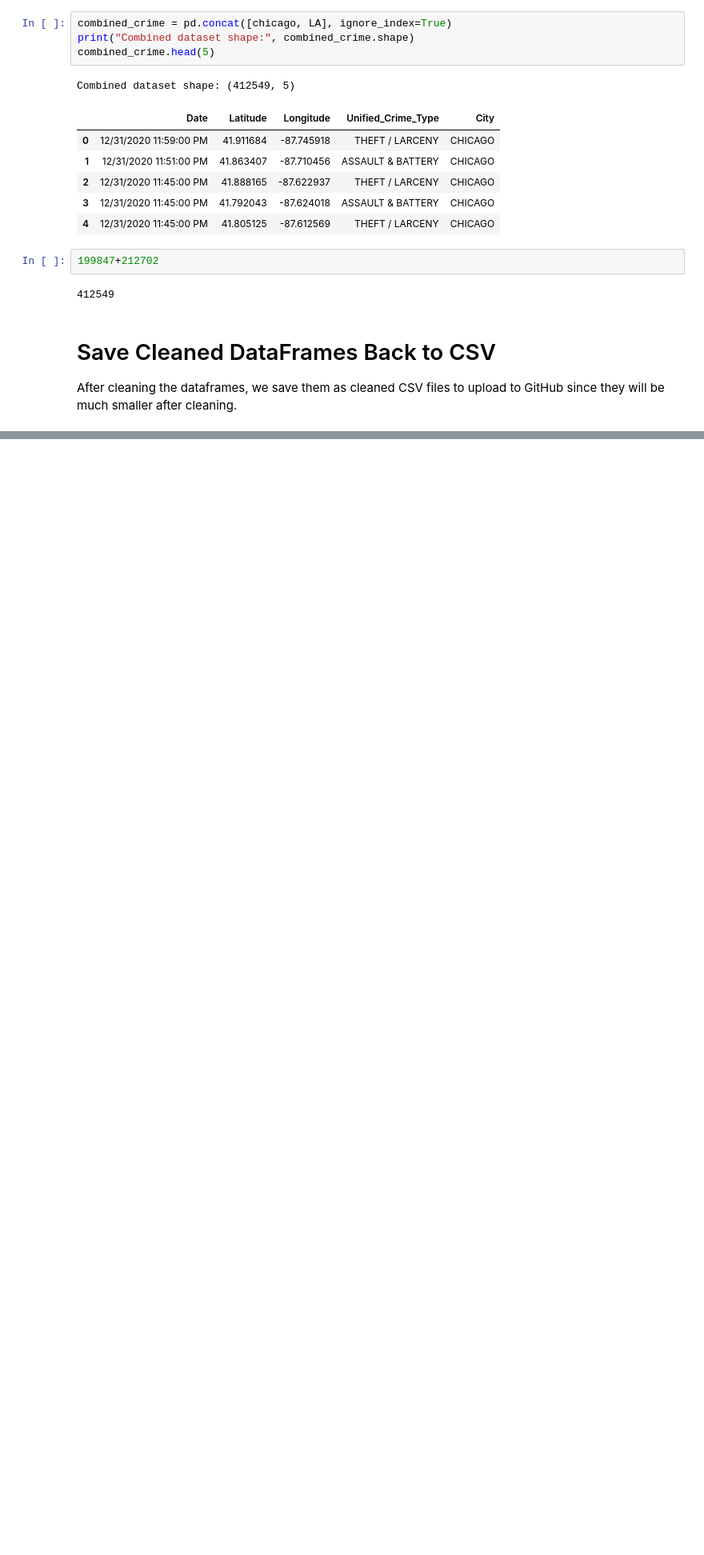
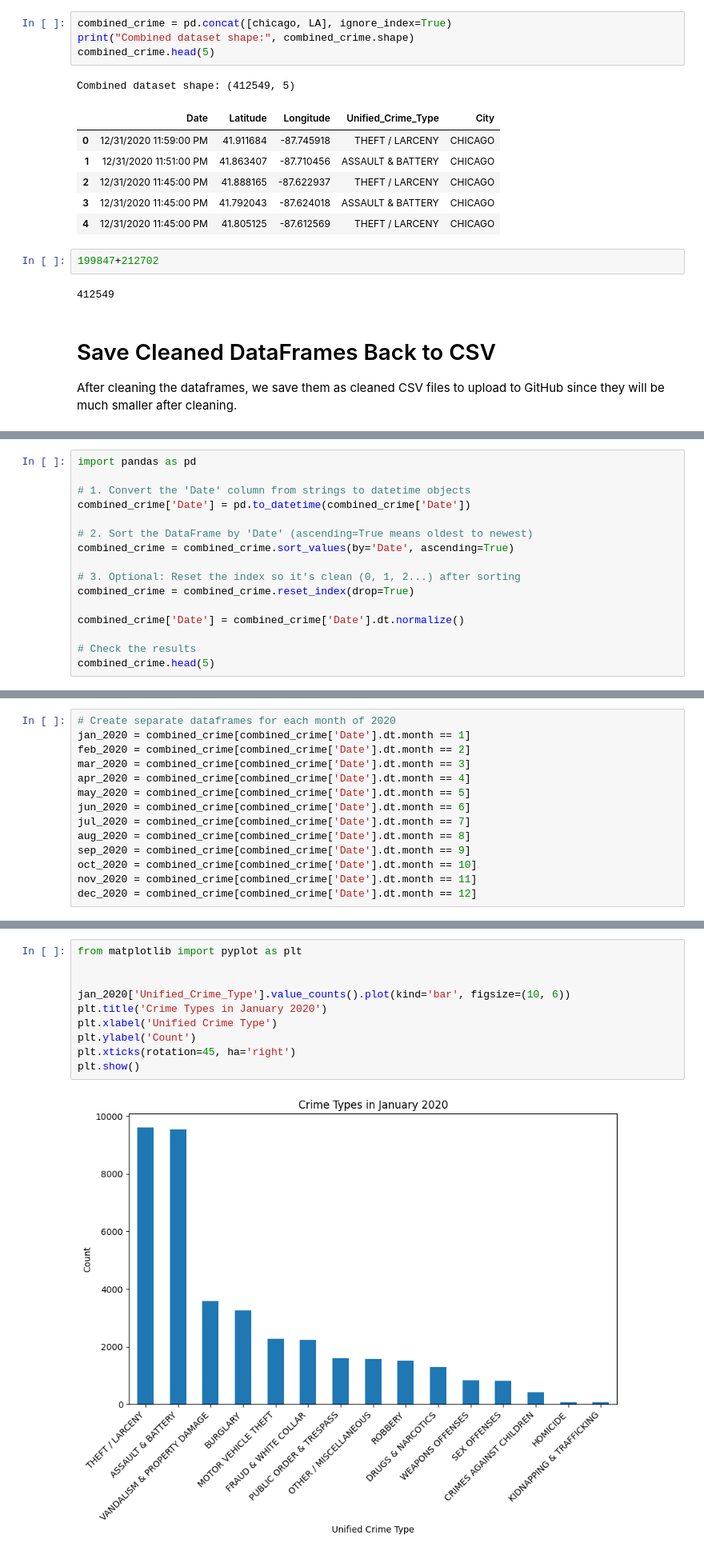
Before and after one commit to Julia27J/Wheeler-Wilkinson, a Jupyter notebook: LA_and_Chicago_analysis.ipynb, the cells around one changed output, grey strips where cells are left out. Shown at 80% size. Cells and saved outputs as stored; diff of their text form; blank space fills up the shorter version.

```diff
--- a/LA_and_Chicago_analysis.ipynb
+++ b/LA_and_Chicago_analysis.ipynb
@@ -368,0 +387,16 @@ LA cleaned CSV saved as 'LA_Crime_Cleaned.csv'.
+# %%
+import pandas as pd
+
+# 1. Convert the 'Date' column from strings to datetime objects
+combined_crime['Date'] = pd.to_datetime(combined_crime['Date'])
+
+# 2. Sort the DataFrame by 'Date' (ascending=True means oldest to newest)
+combined_crime = combined_crime.sort_values(by='Date', ascending=True)
+
+# 3. Optional: Reset the index so it's clean (0, 1, 2...) after sorting
+combined_crime = combined_crime.reset_index(drop=True)
+
+combined_crime['Date'] = combined_crime['Date'].dt.normalize()
+
+# Check the results
+combined_crime.head(5)
@@ -368,0 +410,14 @@ LA cleaned CSV saved as 'LA_Crime_Cleaned.csv'.
+# %%
+# Create separate dataframes for each month of 2020
+jan_2020 = combined_crime[combined_crime['Date'].dt.month == 1]
+feb_2020 = combined_crime[combined_crime['Date'].dt.month == 2]
+mar_2020 = combined_crime[combined_crime['Date'].dt.month == 3]
+apr_2020 = combined_crime[combined_crime['Date'].dt.month == 4]
+may_2020 = combined_crime[combined_crime['Date'].dt.month == 5]
+jun_2020 = combined_crime[combined_crime['Date'].dt.month == 6]
+jul_2020 = combined_crime[combined_crime['Date'].dt.month == 7]
+aug_2020 = combined_crime[combined_crime['Date'].dt.month == 8]
+sep_2020 = combined_crime[combined_crime['Date'].dt.month == 9]
+oct_2020 = combined_crime[combined_crime['Date'].dt.month == 10]
+nov_2020 = combined_crime[combined_crime['Date'].dt.month == 11]
+dec_2020 = combined_crime[combined_crime['Date'].dt.month == 12]
@@ -368,0 +478,12 @@ LA cleaned CSV saved as 'LA_Crime_Cleaned.csv'.
+# %%
+from matplotlib import pyplot as plt
+
+
+jan_2020['Unified_Crime_Type'].value_counts().plot(kind='bar', figsize=(10, 6))
+plt.title('Crime Types in January 2020')
+plt.xlabel('Unified Crime Type')
+plt.ylabel('Count')
+plt.xticks(rotation=45, ha='right')
+plt.show()
+# %% [output]
+[figure, added]
```
Also changed, not shown: parts of 14 cells of this notebook.
